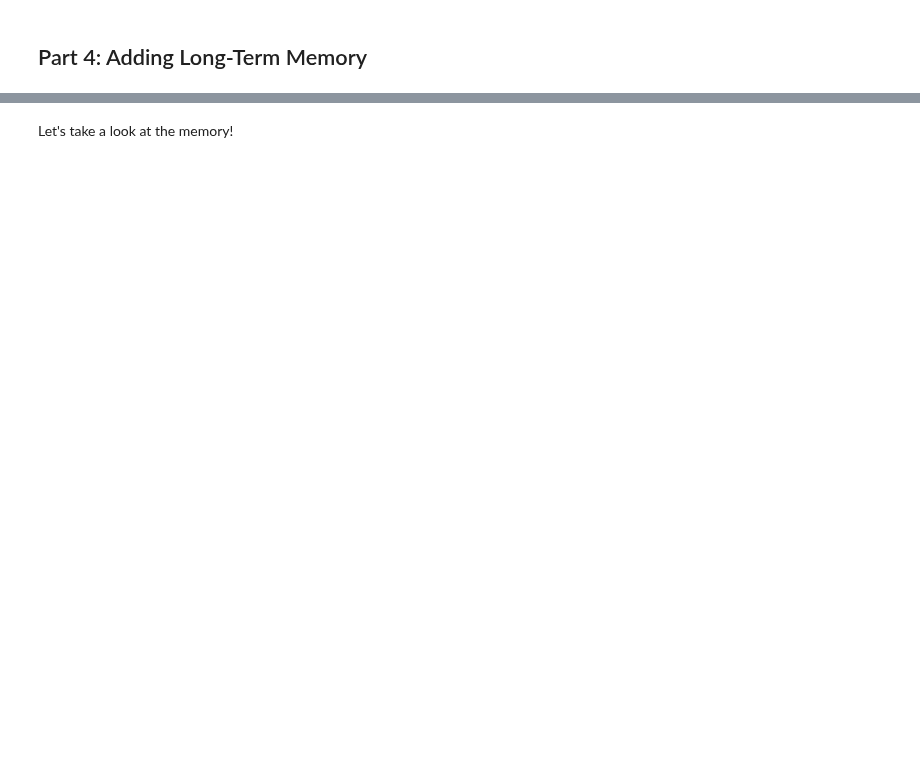
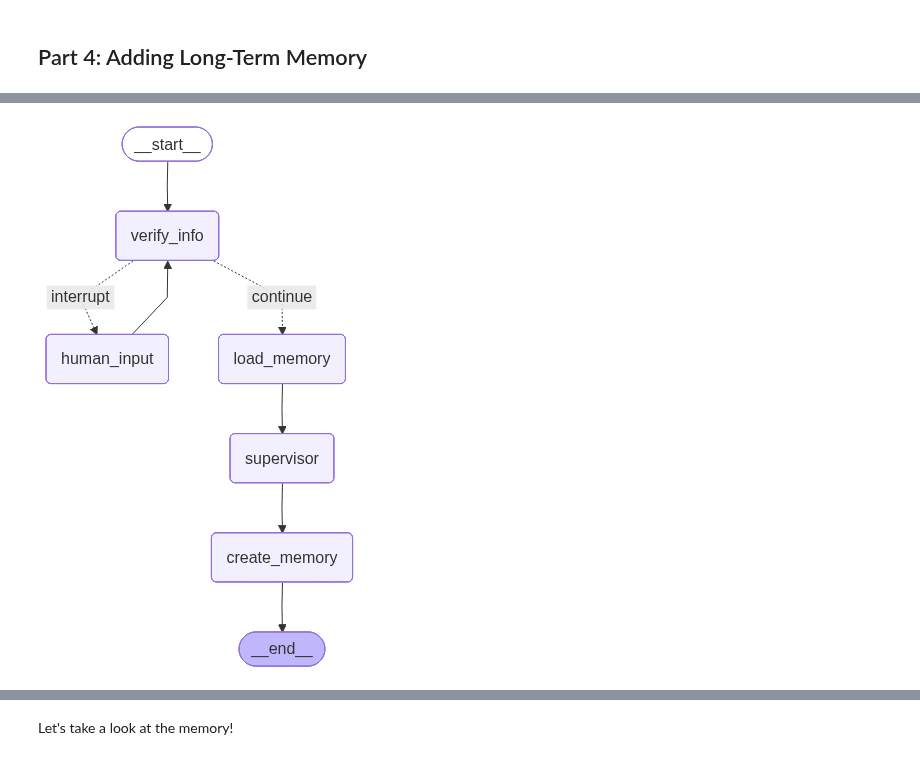
Before and after one commit to langchain-ai/langgraph-101, a Jupyter notebook: notebooks/multi_agent.ipynb, the cells around one changed output, grey strips where cells are left out. Drawn from its saved outputs; the diff is of its cells as text; code cells hidden in the pictures; blank space fills up the shorter version.

```diff
--- a/notebooks/multi_agent.ipynb
+++ b/notebooks/multi_agent.ipynb
@@ -958,26 +923,28 @@ def create_memory(state: State, config: RunnableConfig, store: BaseStore):
 # %%
 multi_agent_final = StateGraph(State, input_schema = InputState)
 multi_agent_final.add_node("verify_info", verify_info)
 multi_agent_final.add_node("human_input", human_input)
 multi_agent_final.add_node("load_memory", load_memory)
-multi_agent_final.add_node("supervisor", supervisor_prebuilt)
+multi_agent_final.add_node("supervisor", supervisor)
 multi_agent_final.add_node("create_memory", create_memory)
 
 multi_agent_final.add_edge(START, "verify_info")
 multi_agent_final.add_conditional_edges(
     "verify_info",
     should_interrupt,
     {
         "continue": "load_memory",
         "interrupt": "human_input",
     },
 )
 multi_agent_final.add_edge("human_input", "verify_info")
 multi_agent_final.add_edge("load_memory", "supervisor")
 multi_agent_final.add_edge("supervisor", "create_memory")
 multi_agent_final.add_edge("create_memory", END)
 multi_agent_final_graph = multi_agent_final.compile(name="multi_agent_verify", checkpointer=checkpointer, store=in_memory_store)
 show_graph(multi_agent_final_graph)
+# %% [output]
+[figure, added]
 # %%
 thread_id = uuid.uuid4()
 
```
Also changed, not shown: parts of 18 cells of this notebook, 11 other files.
